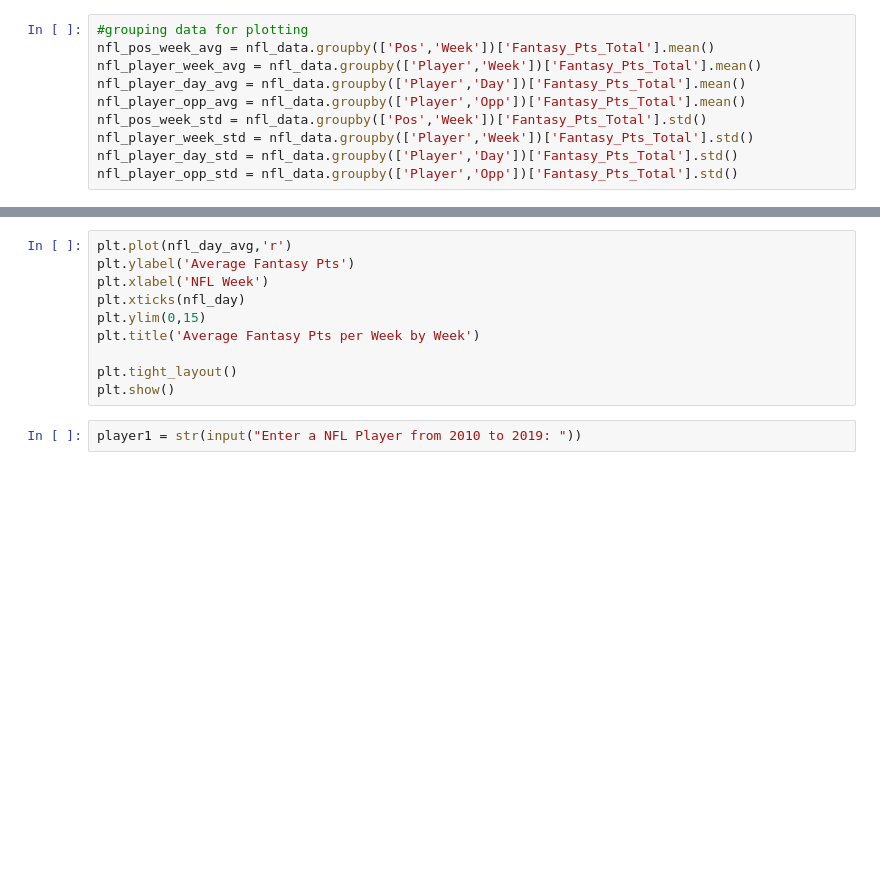
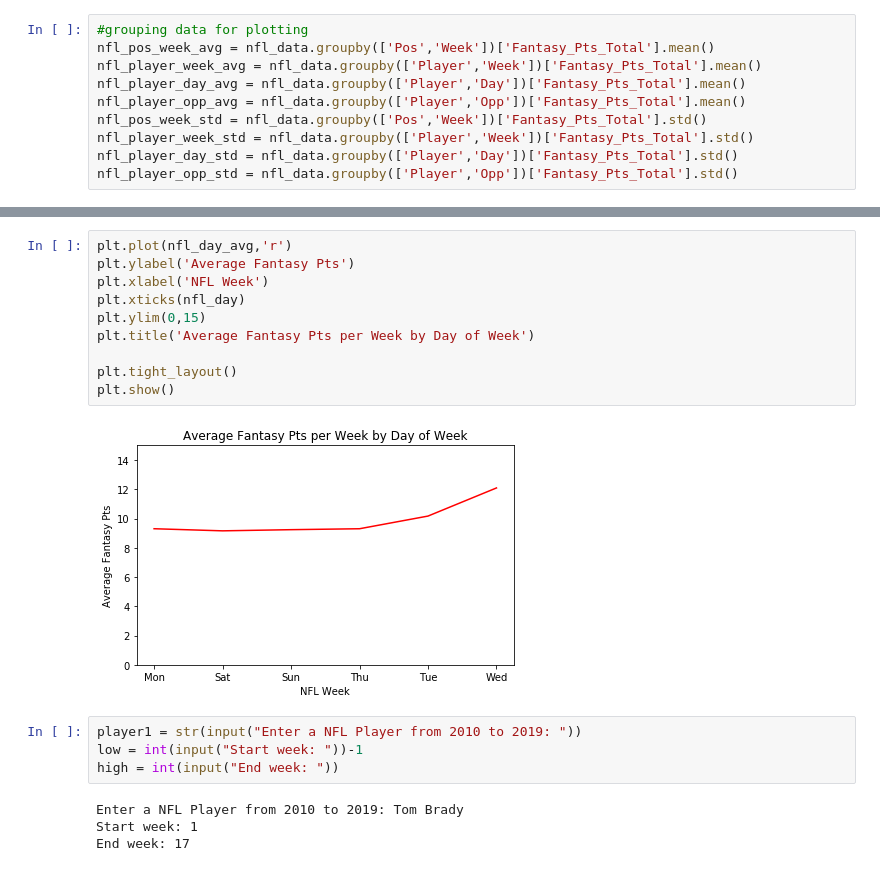
Before and after one commit to cuddebtj/Final-Project, a Jupyter notebook: NFL Data.ipynb, the cells around one changed output, grey strips where cells are left out. Cells and saved outputs as stored; diff of their text form; blank space fills up the shorter version.

```diff
--- a/NFL Data.ipynb
+++ b/NFL Data.ipynb
@@ -122,13 +141,21 @@ plt.show()
 # %%
 plt.plot(nfl_day_avg,'r')
 plt.ylabel('Average Fantasy Pts')
 plt.xlabel('NFL Week')
 plt.xticks(nfl_day)
 plt.ylim(0,15)
-plt.title('Average Fantasy Pts per Week by Week')
+plt.title('Average Fantasy Pts per Week by Day of Week')
 
 plt.tight_layout()
 plt.show()
+# %% [output]
+[figure, added]
 # %%
 player1 = str(input("Enter a NFL Player from 2010 to 2019: "))
+low = int(input("Start week: "))-1
+high = int(input("End week: "))
+# %% [output]
+Enter a NFL Player from 2010 to 2019: Tom Brady
+Start week: 1
+End week: 17
 # %%
```
Also changed, not shown: parts of 6 cells of this notebook.
